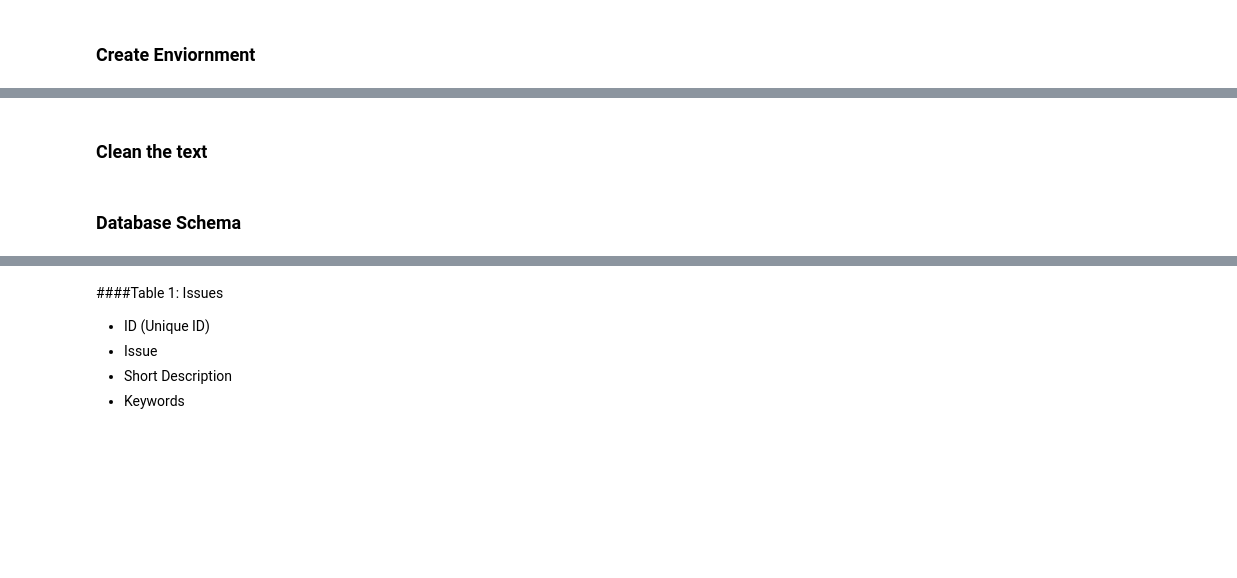
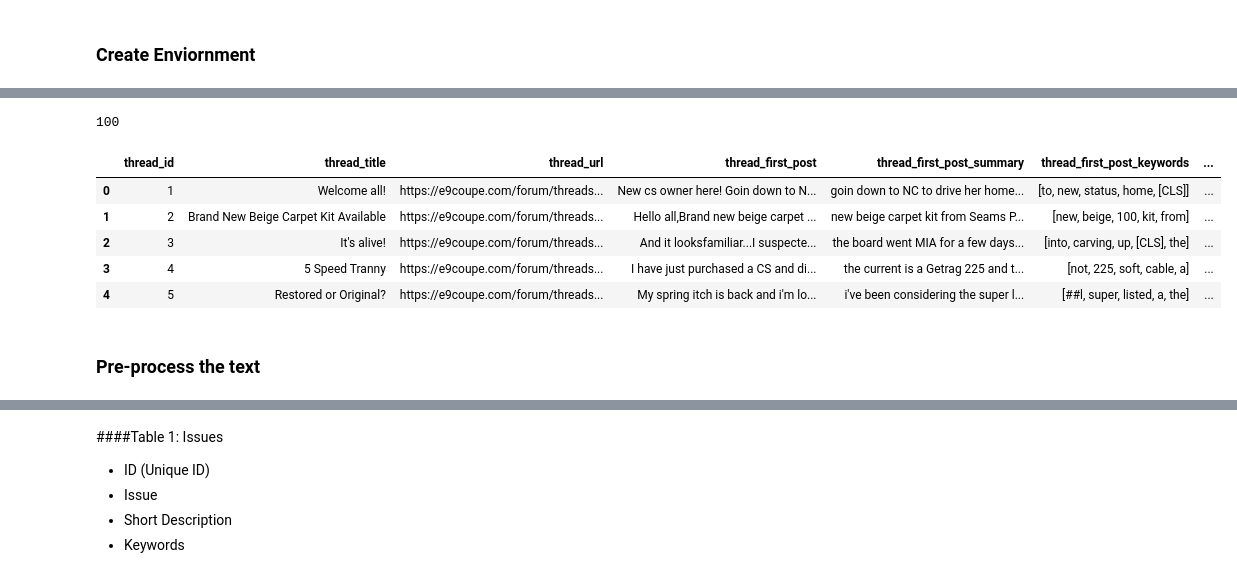
Before and after one commit to DavdElgas/DataSciencePortfolio, a Jupyter notebook: nlp-projects/notebook/NLP_with_transformers.ipynb, the cells around one changed output, grey strips where cells are left out. Cells and saved outputs as stored; diff of their text form; code cells hidden in the pictures; blank space fills up the shorter version.

```diff
--- a/nlp-projects/notebook/NLP_with_transformers.ipynb
+++ b/nlp-projects/notebook/NLP_with_transformers.ipynb
@@ -167,0 +166,31 @@ memory usage: 4.2+ KB
+# %%
+# Extract the inital content when the thread was created.
+# This text will be used to create a short description
+
+def fetch_first_post_content(df):
+    data = []
+
+    for thread_id, url in zip(df['thread_id'], df['thread_url']): # ensures pairing
+        response = requests.get(url)
+        soup = BeautifulSoup(response.text, 'html.parser')
+
+        first_post = soup.find('article', class_='message-body')
+        post_content = first_post.get_text(strip=True)
+
+        data.append({'thread_id': thread_id, 'thread_first_post': post_content})
+
+    return data
+
+# Fetch first post content and convert to DataFrame
+data = fetch_first_post_content(df_threads)
+first_post_df = pd.DataFrame(data)
+
+# Casting the values I want to join on
+df_threads['thread_id'] = df_threads['thread_id'].astype(int)
+first_post_df['thread_id'] = first_post_df['thread_id'].astype(int)
+
+# Update the df
+df_threads = pd.merge(df_threads, first_post_df, on='thread_id', how='left')
+
+# Display the resulting DataFrame
+df_threads.head()
@@ -224,2 +342,23 @@ memory usage: 68.2+ KB
+# %%
+# This is a summarization of all posts for a given thread
+
+# Count the number of unique threads to ensure I dont drop any
+print(df_posts['thread_id'].nunique())
+
+# Contactinate all posts per thread
+aggregated_posts = df_posts.groupby(['thread_id'])['post_raw'].apply(lambda x: ' '.join(x)).reset_index(name='post_concat')
+
+df_threads = df_threads.merge(aggregated_posts, on=['thread_id'], how='left')
+
+# Display the resulting DataFrame
+df_threads.head()
+# %% [output]
+100
+|  | thread_id | thread_title | thread_url | thread_first_post | thread_first_post_summary | thread_first_post_keywords | ... |
+| 0 | 1 | Welcome all! | https://e9coupe.com/forum/threads... | New cs owner here! Goin down to N... | goin down to NC to drive her home... | [to, new, status, home, [CLS]] | ... |
+| 1 | 2 | Brand New Beige Carpet Kit Available | https://e9coupe.com/forum/threads... | Hello all,Brand new beige carpet ... | new beige carpet kit from Seams P... | [new, beige, 100, kit, from] | ... |
+| 2 | 3 | It's alive! | https://e9coupe.com/forum/threads... | And it looksfamiliar...I suspecte... | the board went MIA for a few days... | [into, carving, up, [CLS], the] | ... |
+| 3 | 4 | 5 Speed Tranny | https://e9coupe.com/forum/threads... | I have just purchased a CS and di... | the current is a Getrag 225 and t... | [not, 225, soft, cable, a] | ... |
+| 4 | 5 | Restored or Original? | https://e9coupe.com/forum/threads... | My spring itch is back and i'm lo... | i've been considering the super l... | [##l, super, listed, a, the] | ... |
 # %% [markdown]
-### Clean the text
+### Pre-process the text
@@ -259,2 +364,0 @@ df_posts['post_lemm'] = lemm_list
-# %% [markdown]
-### Database Schema
```
Also changed, not shown: parts of 80 cells of this notebook.
